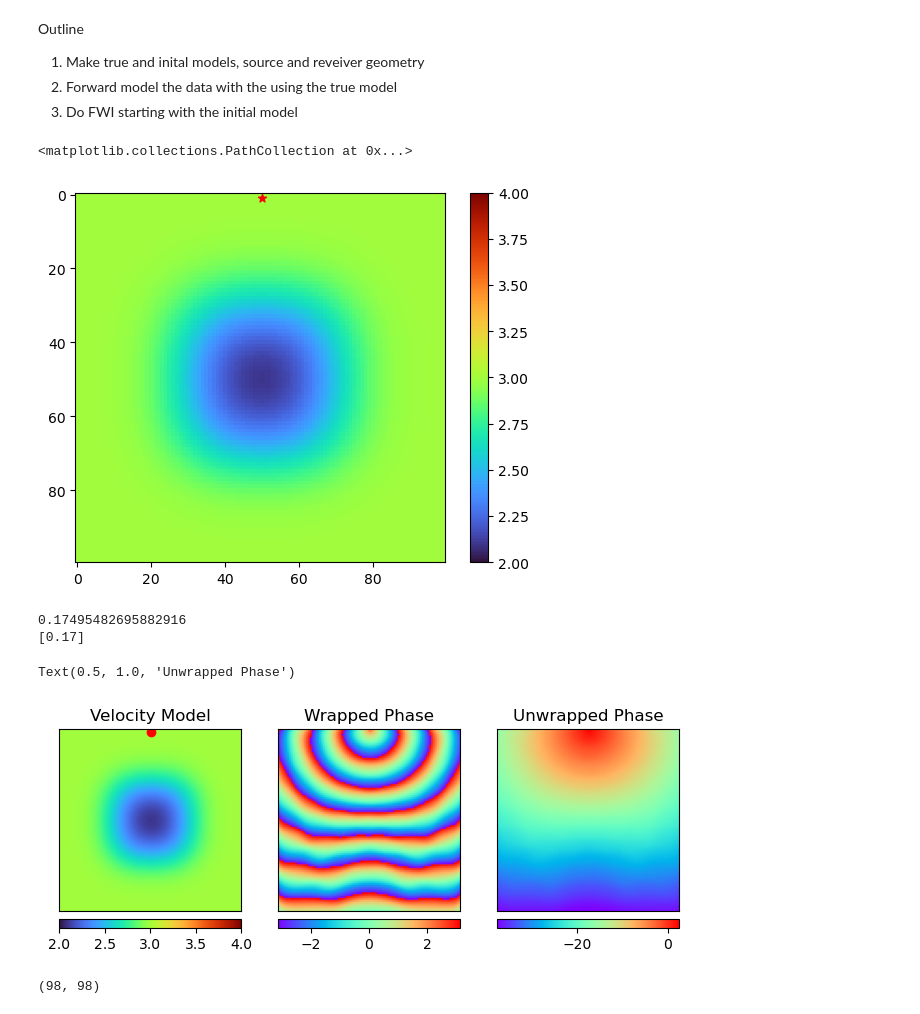
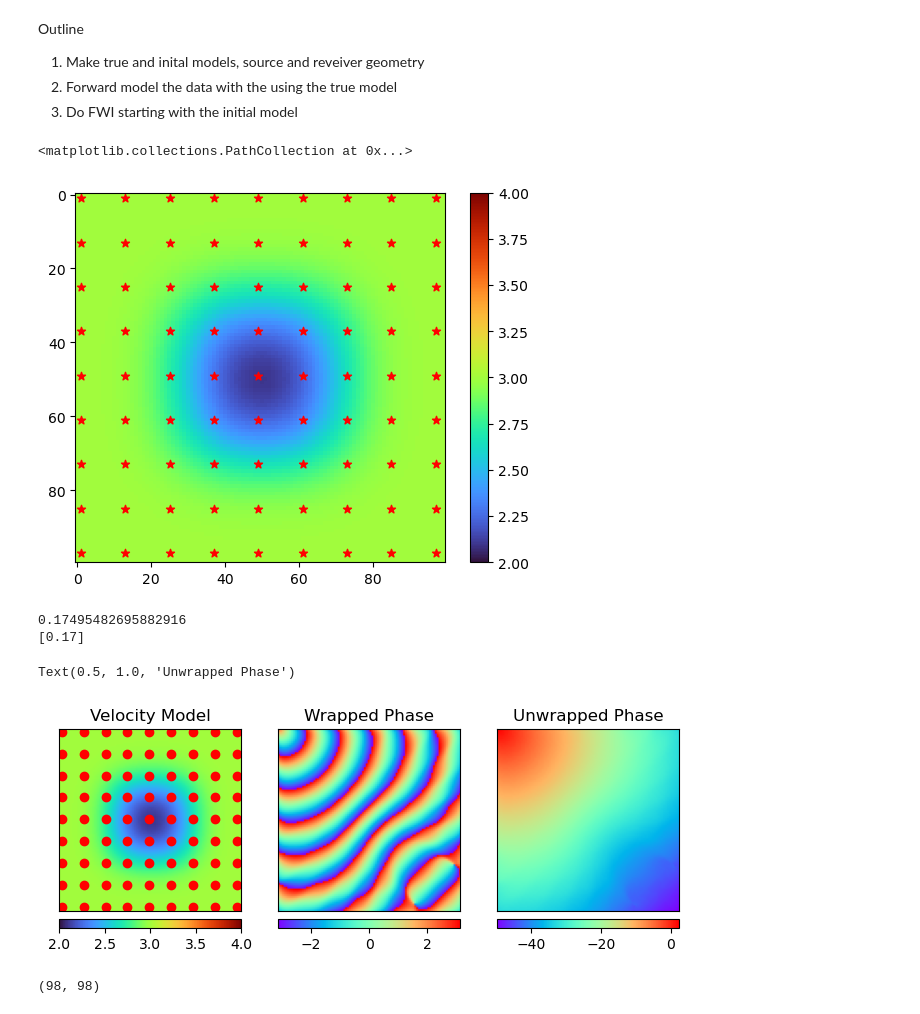
Before and after one commit to Ben-J-Eppinger/Phase-Unwrapping, a Jupyter notebook: PU_FD_FWI.ipynb, the cells around one changed output. Cells and saved outputs as stored; diff of their text form; code cells hidden in the pictures.

```diff
--- a/PU_FD_FWI.ipynb
+++ b/PU_FD_FWI.ipynb
@@ -36,37 +36,37 @@ m2[(X > 30) * (X < 70) * (Z > 30) * (Z < 70)] = 2.0
 m2 = scipy.ndimage.gaussian_filter(m2, sigma=10)
 
 # bol = (X-50)**2 + (Z-50)**2 < 5**2
 # m2[bol] = 4.0
 # m2 = scipy.ndimage.gaussian_filter(m2, sigma=4)
 
 # get receiver locations
 r_x_inds, r_z_inds = np.meshgrid(np.arange(1, Nx-1, 1), np.arange(1, Nz-1, 1))
 Nrz = r_x_inds.shape[0]
 Nrx = r_x_inds.shape[1]
 
 r_x_inds = r_x_inds.flatten()
 r_z_inds = r_z_inds.flatten()
 Nr = len(r_x_inds)
 
 # get source locations
-s_x_inds = r_x_inds[49:50]
-s_z_inds = r_z_inds[49:50]
+# s_x_inds = r_x_inds[49:50]
+# s_z_inds = r_z_inds[49:50]
 # s_z_inds = r_z_inds[0]
 # s_x_inds = r_x_inds[0]
-# s_x_inds, s_z_inds = np.meshgrid(np.arange(1, Nx-1, 12), np.arange(1, Nz-1, 12))
+s_x_inds, s_z_inds = np.meshgrid(np.arange(1, Nx-1, 12), np.arange(1, Nz-1, 12))
 s_x_inds = s_x_inds.flatten()
 s_z_inds = s_z_inds.flatten()
 Ns = len(s_x_inds)
 
 plt.imshow(m2, cmap="turbo", vmin=2.0, vmax=4.0)
 # plt.pcolor(X, Z, m2, cmap="gray")
 plt.colorbar()
 # plt.show()
 # plt.scatter(r_x_inds*h, r_z_inds*h)
 plt.scatter(s_x_inds*h, s_z_inds*h, marker="*", c="r")
 # %% [output]
 <matplotlib.collections.PathCollection at 0x...>
-[figure, old version]
+[figure, new version]
 # %%
 # Define the freqeuncies that we will model
 lambda_min = h*12.0
@@ -137,7 +137,7 @@ fig.colorbar(im3, ax=ax[2], location="bottom", pad=0.025)
 ax[2].set_title("Unwrapped Phase")
 # %% [output]
 Text(0.5, 1.0, 'Unwrapped Phase')
-[figure, old version]
+[figure, new version]
 # %%
 psi0.shape
 # %% [output]
```
Also changed, not shown: parts of 16 cells of this notebook.
